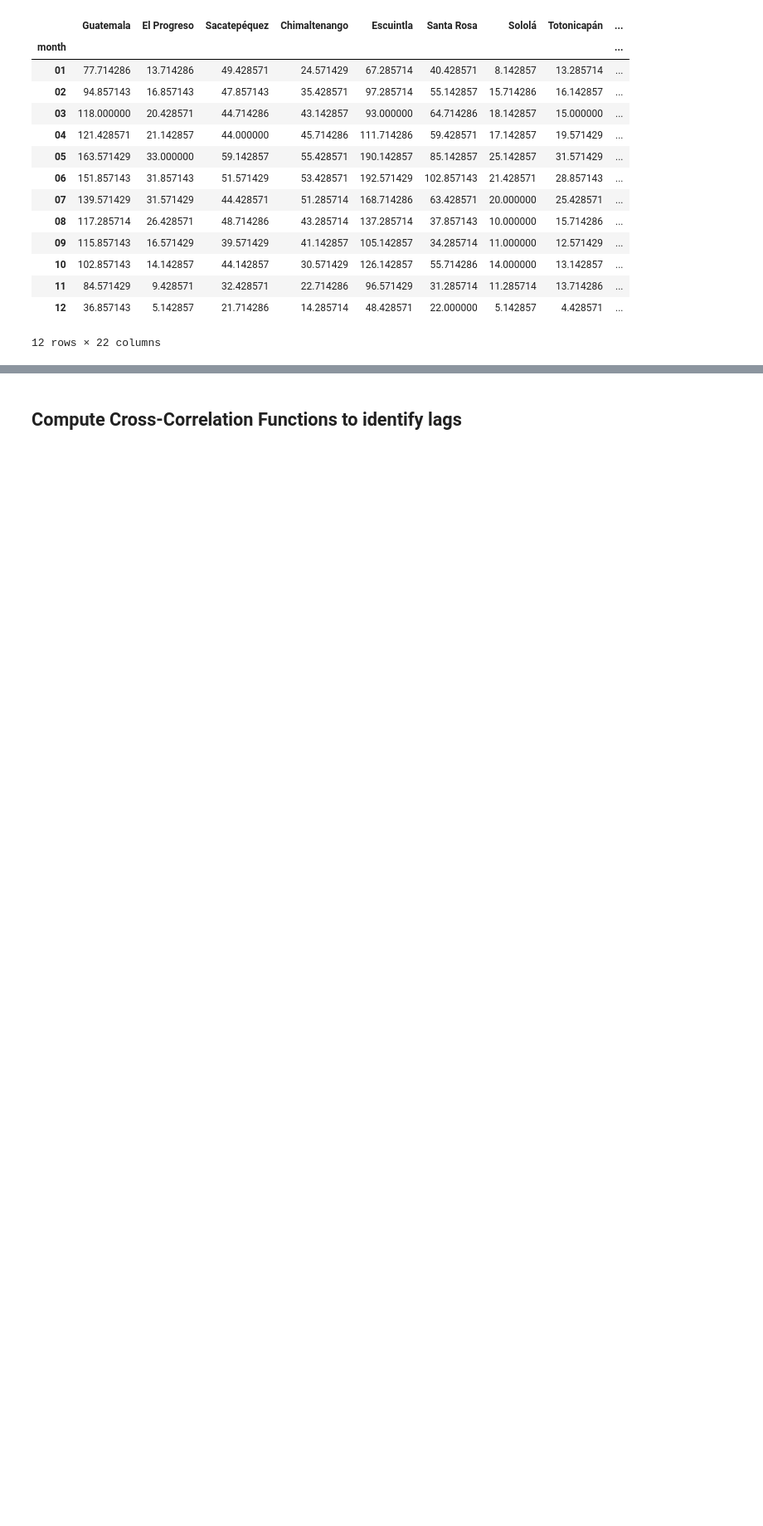
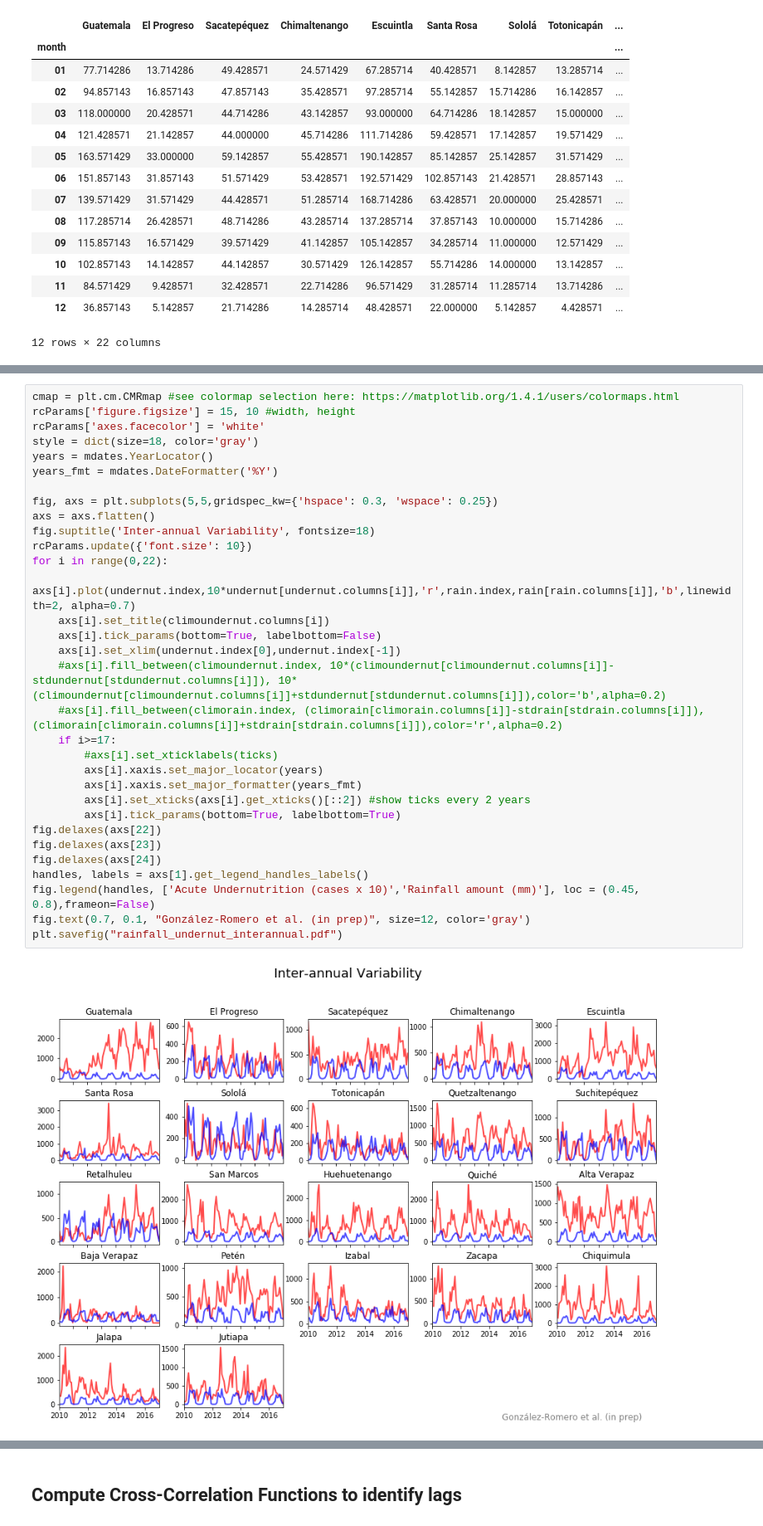
Before and after one commit to agmunozs/climateandsociety, a Jupyter notebook: Guatemala_AcuteUndernutrition5yrold_Preprocessing.ipynb, the cells around one changed output, grey strips where cells are left out. Shown at 83% size. Drawn from its saved outputs; the diff is of its cells as text; blank space fills up the shorter version.

```diff
--- a/Guatemala_AcuteUndernutrition5yrold_Preprocessing.ipynb
+++ b/Guatemala_AcuteUndernutrition5yrold_Preprocessing.ipynb
@@ -196,0 +263,34 @@ climoundernut
+# %%
+cmap = plt.cm.CMRmap #see colormap selection here: https://matplotlib.org/1.4.1/users/colormaps.html
+rcParams['figure.figsize'] = 15, 10 #width, height
+rcParams['axes.facecolor'] = 'white'
+style = dict(size=18, color='gray')
+years = mdates.YearLocator()
+years_fmt = mdates.DateFormatter('%Y')
+
+fig, axs = plt.subplots(5,5,gridspec_kw={'hspace': 0.3, 'wspace': 0.25})
+axs = axs.flatten()
+fig.suptitle('Inter-annual Variability', fontsize=18)
+rcParams.update({'font.size': 10})
+for i in range(0,22):
+    axs[i].plot(undernut.index,10*undernut[undernut.columns[i]],'r',rain.index,rain[rain.columns[i]],'b',linewidth=2, alpha=0.7)
+    axs[i].set_title(climoundernut.columns[i])
+    axs[i].tick_params(bottom=True, labelbottom=False)
+    axs[i].set_xlim(undernut.index[0],undernut.index[-1])
+    #axs[i].fill_between(climoundernut.index, 10*(climoundernut[climoundernut.columns[i]]-stdundernut[stdundernut.columns[i]]), 10*(climoundernut[climoundernut.columns[i]]+stdundernut[stdundernut.columns[i]]),color='b',alpha=0.2)
+    #axs[i].fill_between(climorain.index, (climorain[climorain.columns[i]]-stdrain[stdrain.columns[i]]), (climorain[climorain.columns[i]]+stdrain[stdrain.columns[i]]),color='r',alpha=0.2)
+    if i>=17:
+        #axs[i].set_xticklabels(ticks)
+        axs[i].xaxis.set_major_locator(years)
+        axs[i].xaxis.set_major_formatter(years_fmt)
+        axs[i].set_xticks(axs[i].get_xticks()[::2]) #show ticks every 2 years
+        axs[i].tick_params(bottom=True, labelbottom=True)
+fig.delaxes(axs[22])
+fig.delaxes(axs[23])
+fig.delaxes(axs[24])
+handles, labels = axs[1].get_legend_handles_labels()
+fig.legend(handles, ['Acute Undernutrition (cases x 10)','Rainfall amount (mm)'], loc = (0.45, 0.8),frameon=False)
+fig.text(0.7, 0.1, "González-Romero et al. (in prep)", size=12, color='gray')
+plt.savefig("rainfall_undernut_interannual.pdf")
+# %% [output]
+[figure, added]
```
Also changed, not shown: parts of 14 cells of this notebook.
